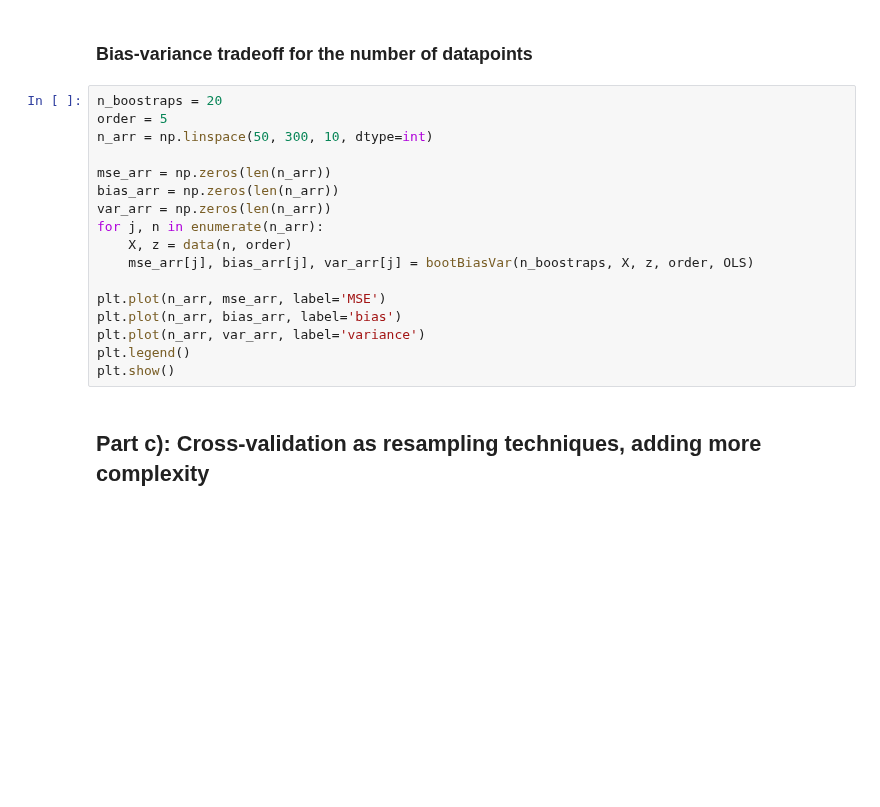
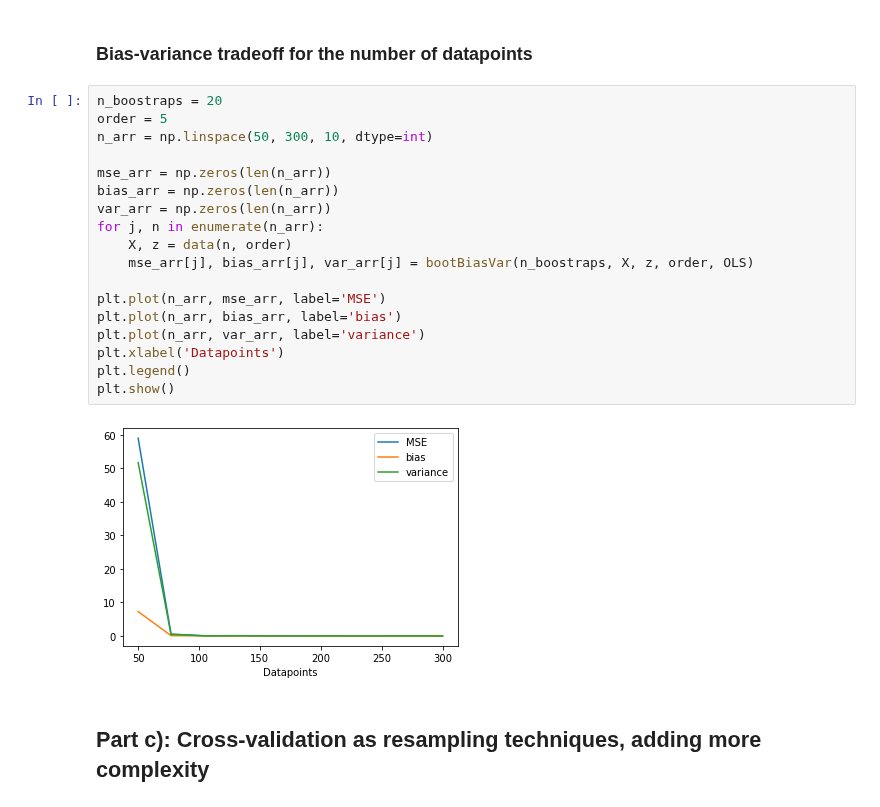
Before and after one commit to KarlHenrik/FYS-STK-Gruppe, a Jupyter notebook: Project1/Project1.ipynb, the cells around one changed output. Saved outputs shown, nothing was run; the diff lists cells and outputs as text; blank space fills up the shorter version.

```diff
--- a/Project1/Project1.ipynb
+++ b/Project1/Project1.ipynb
@@ -231,20 +258,23 @@ plt.show()
 # %%
 n_boostraps = 20
 order = 5
 n_arr = np.linspace(50, 300, 10, dtype=int)
 
 mse_arr = np.zeros(len(n_arr))
 bias_arr = np.zeros(len(n_arr))
 var_arr = np.zeros(len(n_arr))
 for j, n in enumerate(n_arr):
     X, z = data(n, order)
     mse_arr[j], bias_arr[j], var_arr[j] = bootBiasVar(n_boostraps, X, z, order, OLS)
 
 plt.plot(n_arr, mse_arr, label='MSE')
 plt.plot(n_arr, bias_arr, label='bias')
 plt.plot(n_arr, var_arr, label='variance')
+plt.xlabel('Datapoints')
 plt.legend()
 plt.show()
+# %% [output]
+[figure, added]
 # %% [markdown]
 ## Part c): Cross-validation as resampling techniques, adding more complexity
 # %% [markdown]
```
Also changed, not shown: parts of 19 cells of this notebook.
